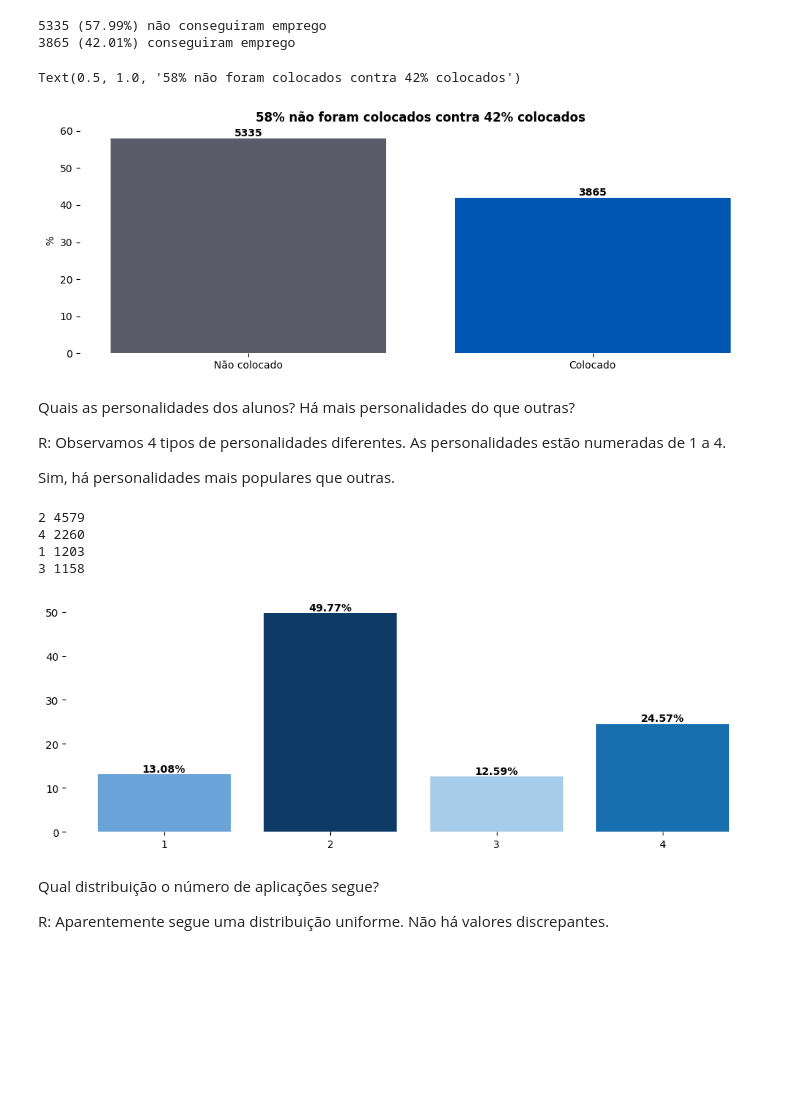
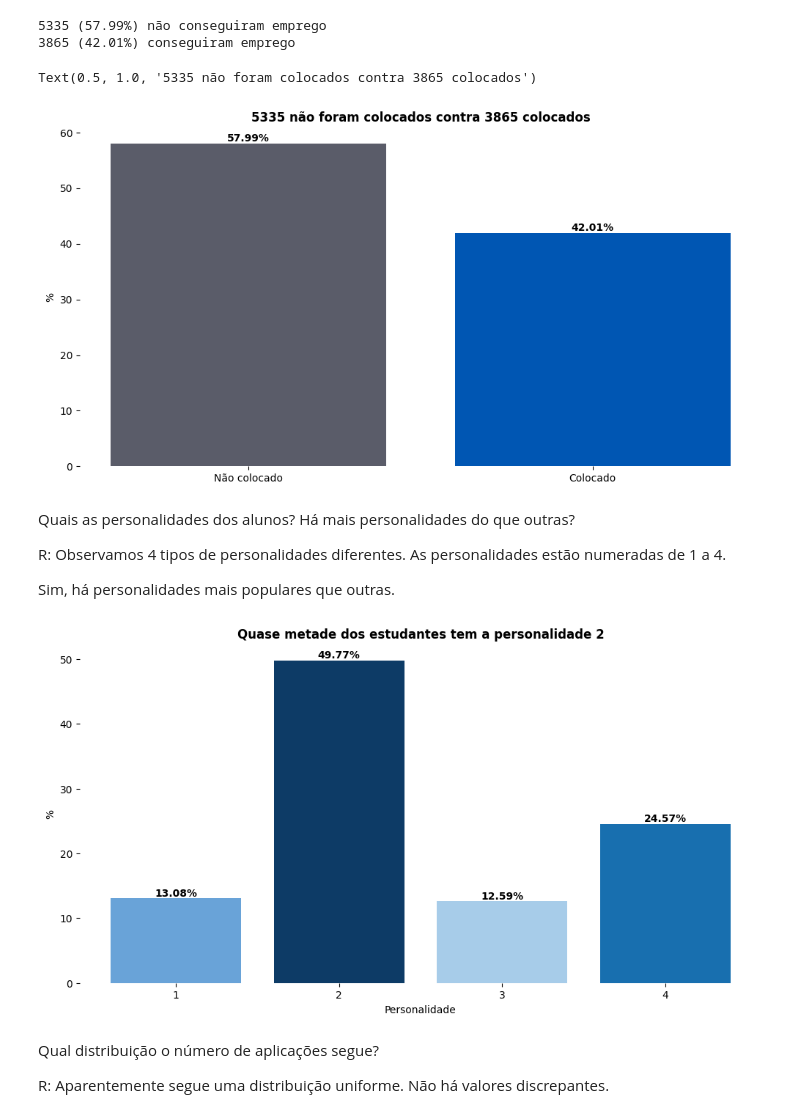
Before and after one commit to Alexandre-Esposte/JobProphet, a Jupyter notebook: notebooks/analise.ipynb, the cells around one changed output. Cells and saved outputs as stored; diff of their text form; code cells hidden in the pictures; blank space fills up the shorter version.

```diff
--- a/notebooks/analise.ipynb
+++ b/notebooks/analise.ipynb
@@ -190,14 +190,14 @@ print(f'{contagem[0]} ({contagem[0]/9200*100:.2f}%) não conseguiram emprego\n'
 # %%
 plt.bar(x = ['Não colocado' , 'Colocado'], height = [contagem[0]/9200*100, contagem[1]/9200*100], color = [nao_colocar_color,colocado_color])
 plt.box(False)
 
 plt.ylabel('%')
-plt.text(x = 'Não colocado', y = contagem[0]/9200*100, s = contagem[0], ha = 'center', va = 'bottom', fontweight = 'bold', fontsize = 10)
-plt.text(x = 'Colocado', y = contagem[1]/9200*100, s = contagem[1], ha= 'center', va = 'bottom', fontweight = 'bold', fontsize = 10)
-plt.title("58% não foram colocados contra 42% colocados", fontsize=12, fontweight='bold')
+plt.text(x = 'Não colocado', y = contagem[0]/9200*100, s = f'{contagem[0]/9200*100:.2f}%', ha = 'center', va = 'bottom', fontweight = 'bold', fontsize = 10)
+plt.text(x = 'Colocado', y = contagem[1]/9200*100, s = f'{contagem[1]/9200*100:.2f}%', ha= 'center', va = 'bottom', fontweight = 'bold', fontsize = 10)
+plt.title(f"{contagem[0]} não foram colocados contra {contagem[1]} colocados", fontsize=12, fontweight='bold')
 # %% [output]
-Text(0.5, 1.0, '58% não foram colocados contra 42% colocados')
+Text(0.5, 1.0, '5335 não foram colocados contra 3865 colocados')
-[figure, old version]
+[figure, new version]
 # %% [markdown]
 Quais as personalidades dos alunos? Há mais personalidades do que outras?
 
@@ -210,16 +210,14 @@ cores = ['#0D3B66', '#186FAF', '#69A3D8', '#A7CCE9']
 plt.bar(contagem.index, height=contagem.values/9200 *100, color = cores )
 plt.xticks([1,2,3,4])
 plt.box(False)
+plt.title("Quase metade dos estudantes tem a personalidade 2", fontsize=12, fontweight='bold')
 
+plt.ylabel('%')
+plt.xlabel('Personalidade')
 for i,value in contagem.items():
-    print(i, value)
     plt.text(x = i, y = value/9200*100, s = f"{value/9200 *100:.2f}%", ha = 'center', va = 'bottom', fontweight = 'bold')
 # %% [output]
-2 4579
-4 2260
-1 1203
-3 1158
-[figure, old version]
+[figure, new version]
 # %% [markdown]
 Qual distribuição o número de aplicações segue?
 
```
Also changed, not shown: parts of 12 cells of this notebook.
